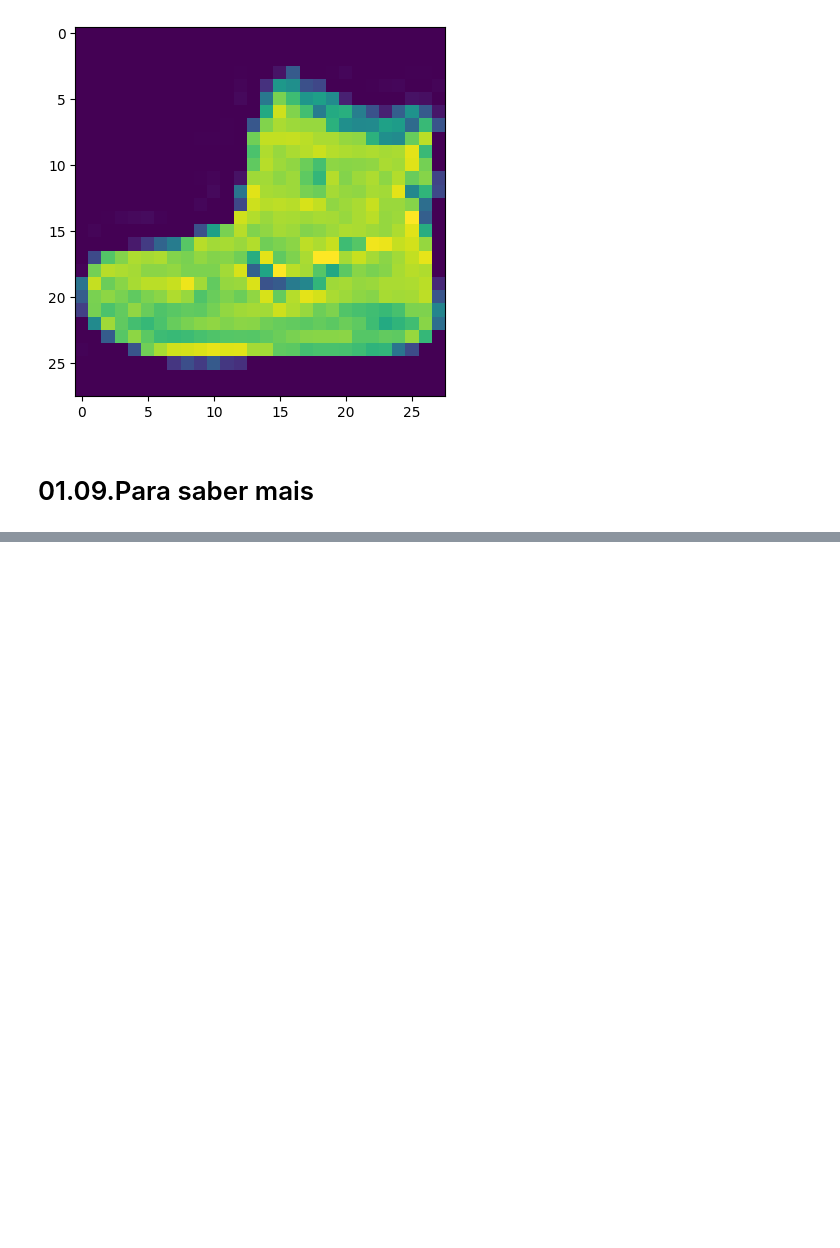
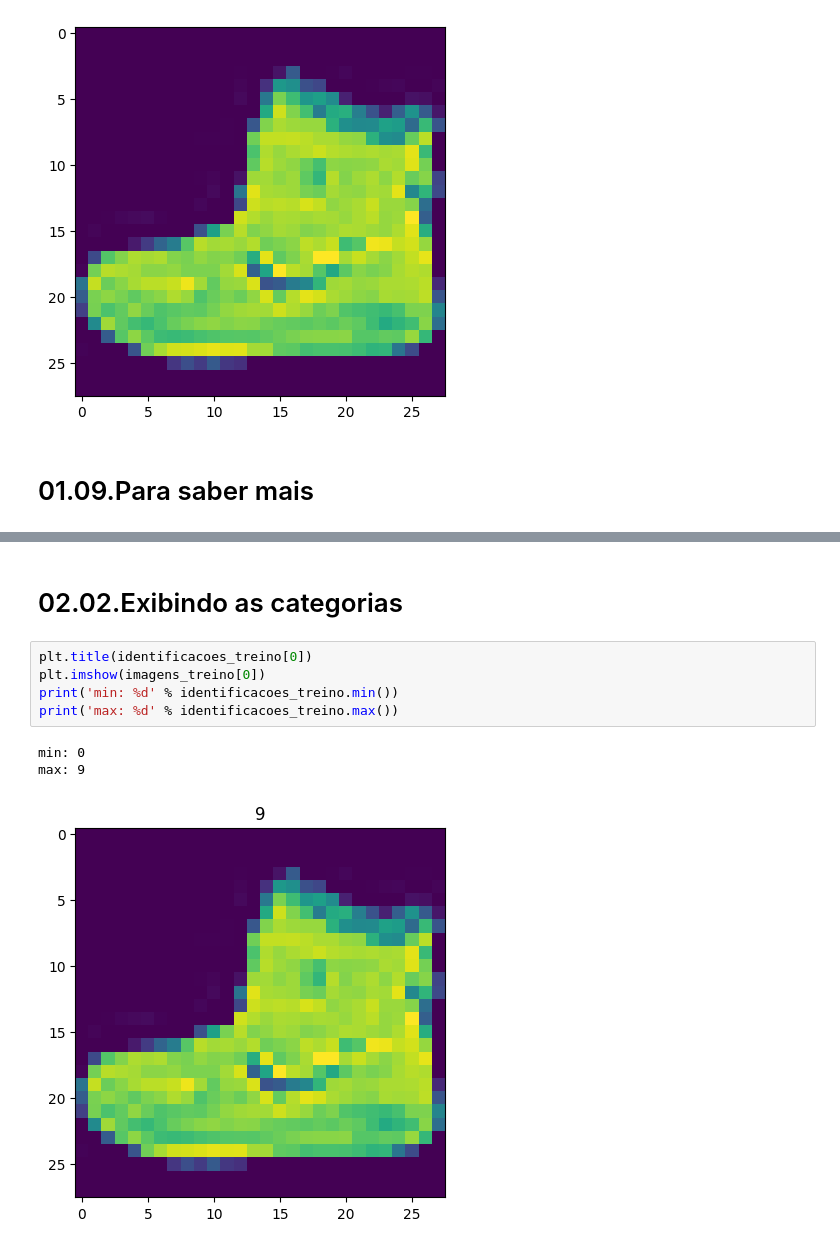
Before and after one commit to C3P0gan/Tutorials, a Jupyter notebook: Alura/Formacao_Machine_Learning_Avancada/Deep_Learning_parte_1_Keras/classificacao_roupas.ipynb, the cells around one changed output, grey strips where cells are left out. Cells and saved outputs as stored; diff of their text form; blank space fills up the shorter version.

```diff
--- a/Alura/Formacao_Machine_Learning_Avancada/Deep_Learning_parte_1_Keras/classificacao_roupas.ipynb
+++ b/Alura/Formacao_Machine_Learning_Avancada/Deep_Learning_parte_1_Keras/classificacao_roupas.ipynb
@@ -192,3 +192,14 @@ Cada uma delas tem as suas particularidades, é sempre legal experimentar e ver
 Além disso, tudo depende do objetivo do projeto. Se está desenvolvendo e testando um modelo, prototipando, é interessante usar uma API de alto nível para ganhar velocidade e descer de nível ao ter algo mais concreto para implementar à medida que for precisando obter mais controle sobre o modelo.
 
 Lembrando que, quanto mais a API for próxima da linguagem natural, menos controle você vai ter do que acontece por debaixo dos panos, e quanto mais próxima ela for do baixo nível ou dos tensores (um teste pode ser fazer uma implementação usando Tensorflow puro) mais controle você vai ter do modelo que for desenvolver.
+# %% [markdown]
+# 02.02.Exibindo as categorias
+# %%
+plt.title(identificacoes_treino[0])
+plt.imshow(imagens_treino[0])
+print('min: %d' % identificacoes_treino.min())
+print('max: %d' % identificacoes_treino.max())
+# %% [output]
+min: 0
+max: 9
+[figure, added]
```
Also changed, not shown: parts of 11 cells of this notebook.
